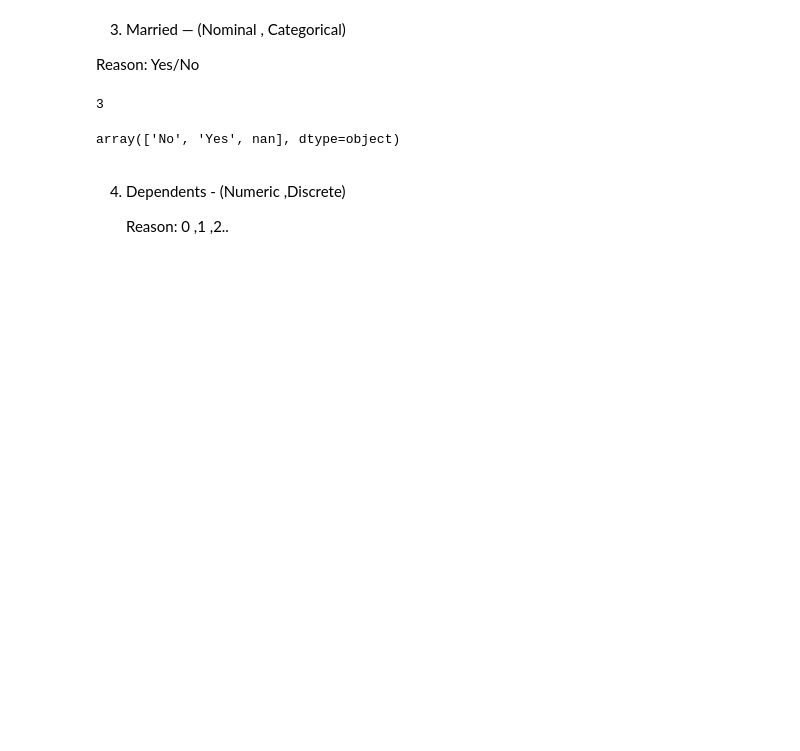
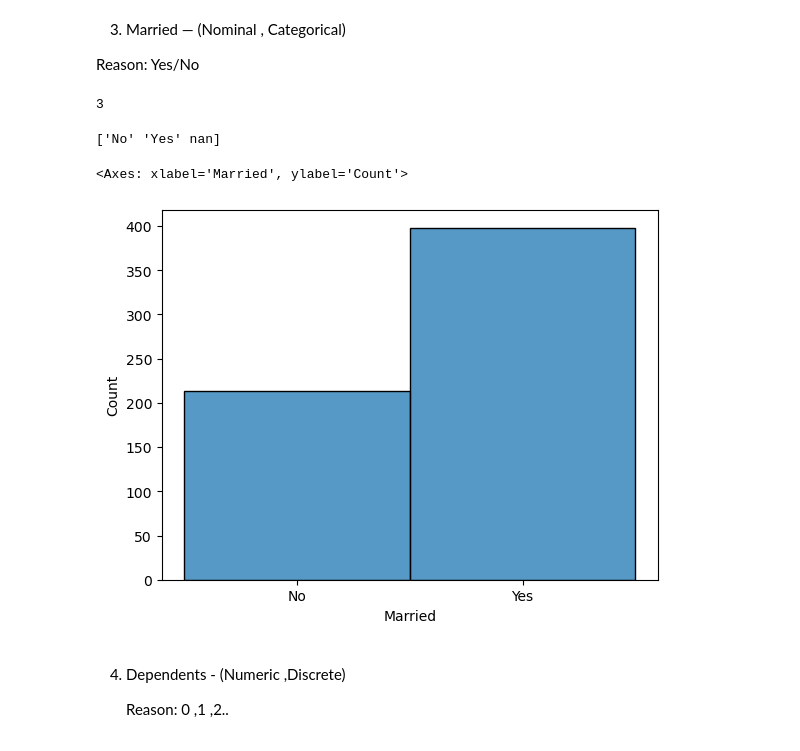
Before and after one commit to dharanikandikonda7/DataAnalysis, a Jupyter notebook: week7/Day-1/stat_for_ds.ipynb, the cells around one changed output. Drawn from its saved outputs; the diff is of its cells as text; code cells hidden in the pictures; blank space fills up the shorter version.

```diff
--- a/week7/Day-1/stat_for_ds.ipynb
+++ b/week7/Day-1/stat_for_ds.ipynb
@@ -90,9 +93,12 @@ len(df['Married'].unique())
 # %% [output]
 3
 # %%
-df['Married'].unique()
+print(df['Married'].unique())
+sns.histplot(x='Married',data=df)
 # %% [output]
-array(['No', 'Yes', nan], dtype=object)
+['No' 'Yes' nan]
+<Axes: xlabel='Married', ylabel='Count'>
+[figure, added]
 # %% [markdown]
 4. Dependents - (Numeric ,Discrete)
 
```
Also changed, not shown: parts of 51 cells of this notebook, 3 other files.
